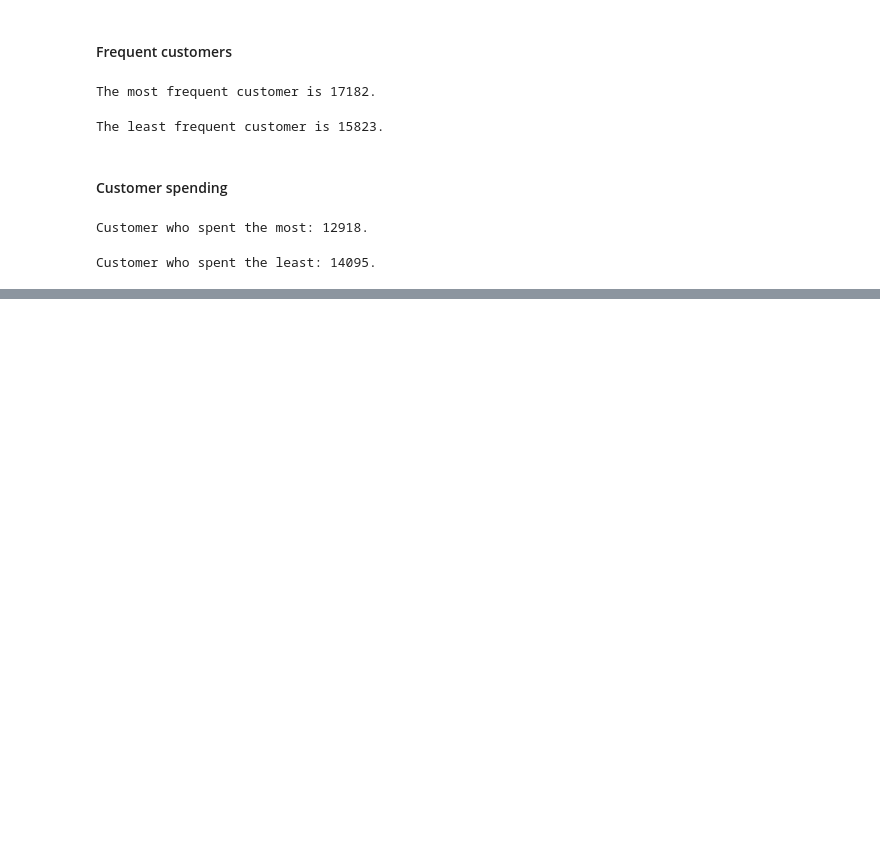
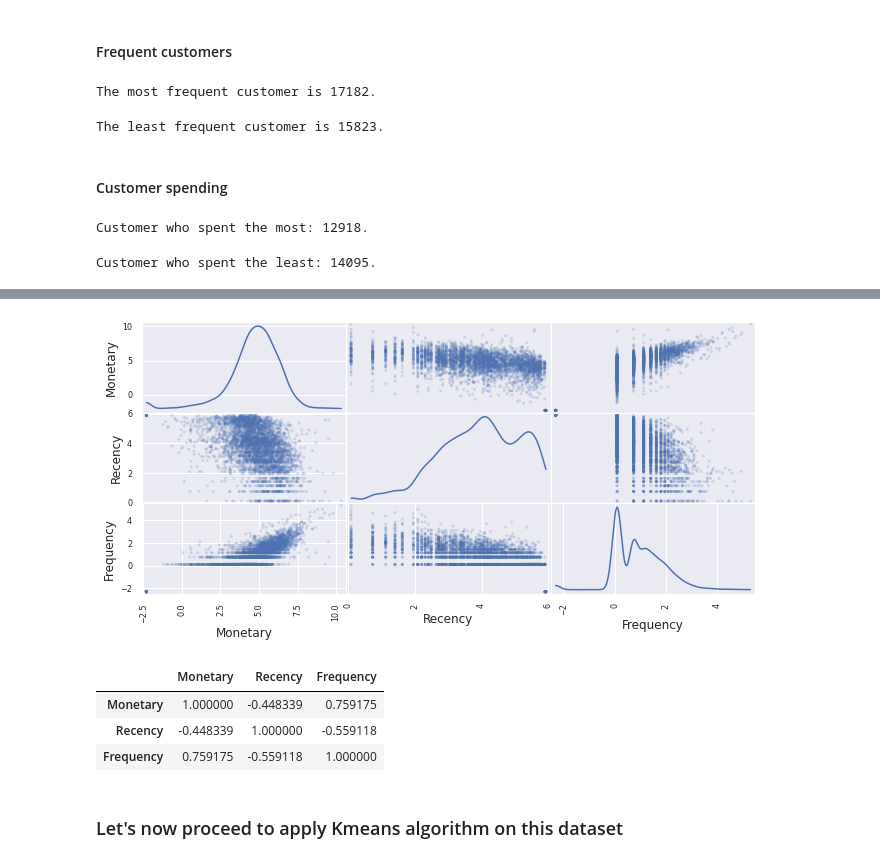
Before and after one commit to alokg1019/DataMining_Team1, a Jupyter notebook: EDA_Customer_Segmentation_Retail.ipynb, the cells around one changed output, grey strips where cells are left out. Saved outputs shown, nothing was run; the diff lists cells and outputs as text; code cells hidden in the pictures; blank space fills up the shorter version.

```diff
--- a/EDA_Customer_Segmentation_Retail.ipynb
+++ b/EDA_Customer_Segmentation_Retail.ipynb
@@ -791,0 +842,9 @@ Customer who spent the least: 14095.
+# %%
+#Data Normalization (log transformation)
+
+
+rfm_recency_log = np.log(rfm_data['Recency']+0.1) #can't take log(0) and so add a small number
+rfm_frequency_log = np.log(rfm_data['Frequency']+0.1)
+rfm_monetary_log = np.log(rfm_data['Revenue']+0.1)
+# %%
+log_rfm_data = pd.DataFrame({'Monetary': rfm_monetary_log,'Recency': rfm_recency_log,'Frequency': rfm_frequency_log})
@@ -791,0 +863,14 @@ Customer who spent the least: 14095.
+# %%
+#Let's produce scatter matrix again to check distribution
+scatter_matrix(log_rfm_data, alpha = 0.2, figsize = (11,5), diagonal = 'kde');
+# %% [output]
+[figure, added]
+# %%
+log_rfm_data.corr()
+# %% [output]
+|  | Monetary | Recency | Frequency |
+| Monetary | 1.000000 | -0.448339 | 0.759175 |
+| Recency | -0.448339 | 1.000000 | -0.559118 |
+| Frequency | 0.759175 | -0.559118 | 1.000000 |
+# %% [markdown]
+### Let's now proceed to apply Kmeans algorithm on this dataset
```
Also changed, not shown: parts of 22 cells of this notebook.
